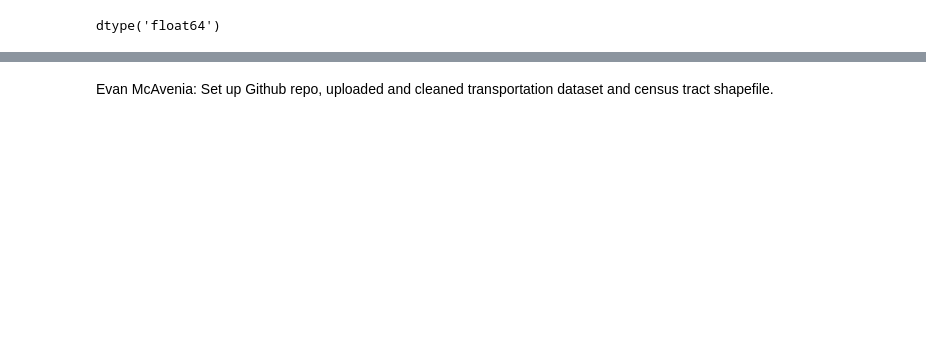
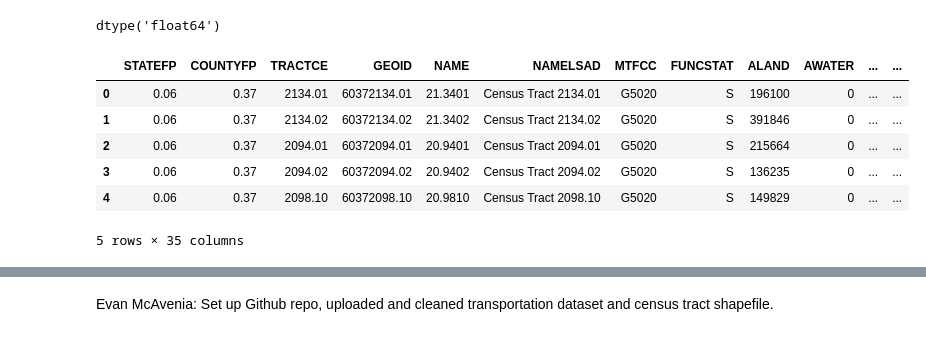
Before and after one commit to evaneliz/534groupprojfiles, a Jupyter notebook: group_project_4.ipynb, the cells around one changed output, grey strips where cells are left out. Cells and saved outputs as stored; diff of their text form; code cells hidden in the pictures; blank space fills up the shorter version.

```diff
--- a/group_project_4.ipynb
+++ b/group_project_4.ipynb
@@ -148,3 +172,13 @@ Datum: North American Datum 1983
 merged_gdf['pct_drove_alone'].dtype
 # %% [output]
 dtype('float64')
+# %%
+merged_gdf.head()
+# %% [output]
+|  | STATEFP | COUNTYFP | TRACTCE | GEOID | NAME | NAMELSAD | MTFCC | FUNCSTAT | ALAND | AWATER | ... | ... |
+| 0 | 0.06 | 0.37 | 2134.01 | 60372134.01 | 21.3401 | Census Tract 2134.01 | G5020 | S | 196100 | 0 | ... | ... |
+| 1 | 0.06 | 0.37 | 2134.02 | 60372134.02 | 21.3402 | Census Tract 2134.02 | G5020 | S | 391846 | 0 | ... | ... |
+| 2 | 0.06 | 0.37 | 2094.01 | 60372094.01 | 20.9401 | Census Tract 2094.01 | G5020 | S | 215664 | 0 | ... | ... |
+| 3 | 0.06 | 0.37 | 2094.02 | 60372094.02 | 20.9402 | Census Tract 2094.02 | G5020 | S | 136235 | 0 | ... | ... |
+| 4 | 0.06 | 0.37 | 2098.10 | 60372098.10 | 20.9810 | Census Tract 2098.10 | G5020 | S | 149829 | 0 | ... | ... |
+5 rows × 35 columns
```
Also changed, not shown: parts of 6 cells of this notebook.
